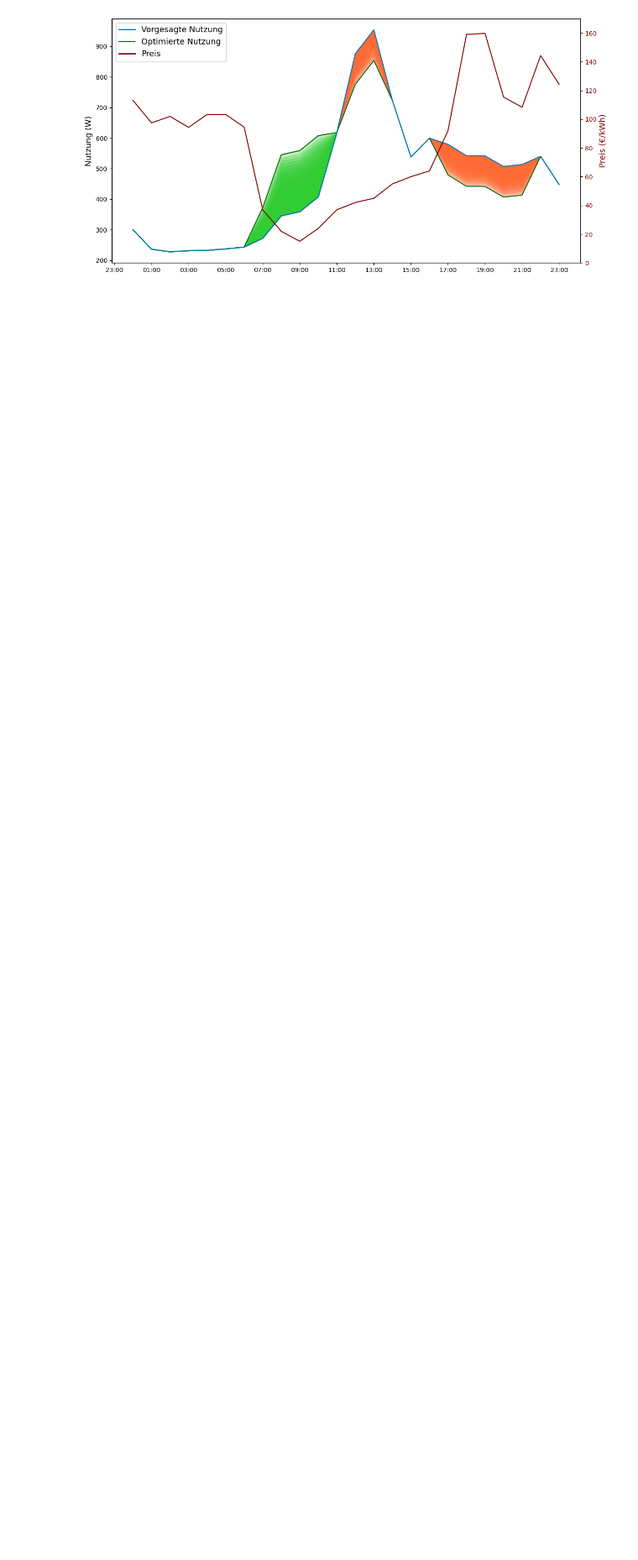
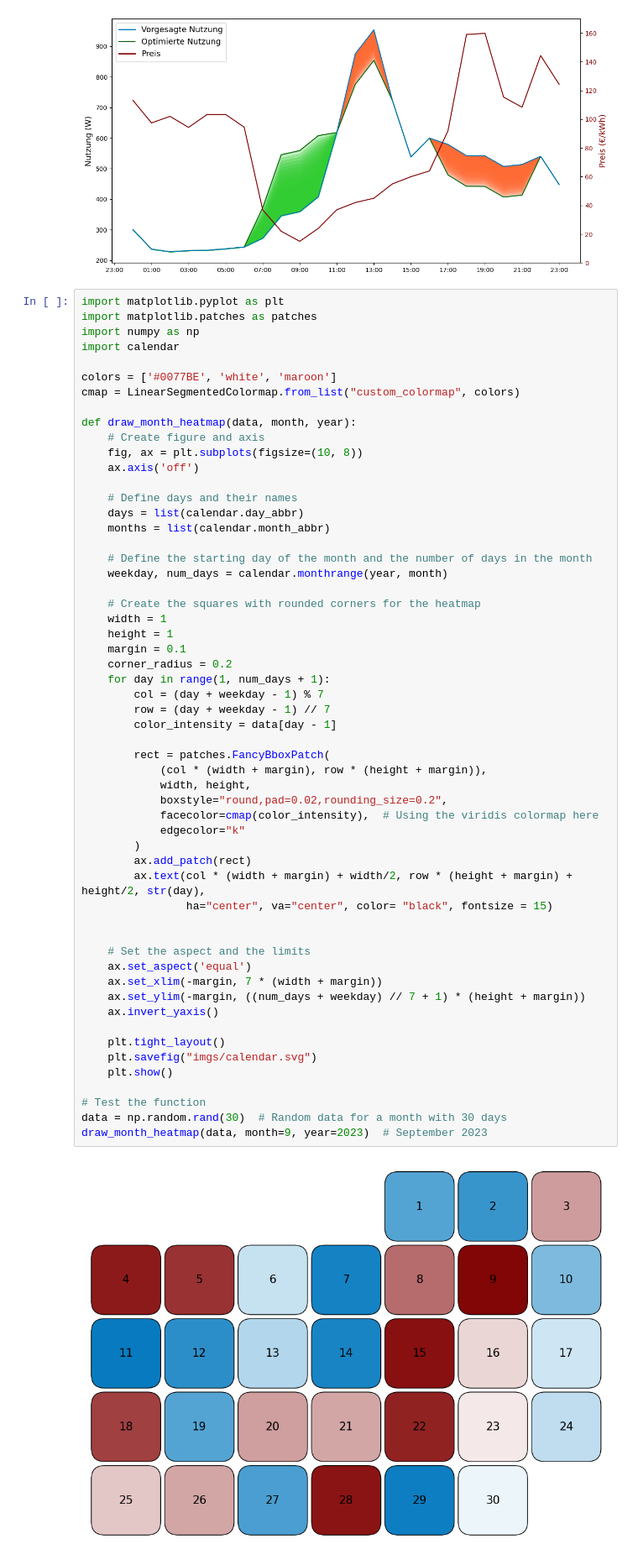
Before and after one commit to MockaWolke/SmartCity, a Jupyter notebook: plots.ipynb, the cells around one changed output. Shown at 84% size. Saved outputs shown, nothing was run; the diff lists cells and outputs as text; blank space fills up the shorter version.

Commit message:
with calendar

```diff
--- a/plots.ipynb
+++ b/plots.ipynb
@@ -813,3 +813,61 @@ ani = FuncAnimation(fig, update, frames=range(steps), blit=True, repeat=False)
 ani.save("imgs/animation.mp4", fps= 4)
 # %% [output]
 [figure]
+# %%
+import matplotlib.pyplot as plt
+import matplotlib.patches as patches
+import numpy as np
+import calendar
+
+colors = ['#0077BE', 'white', 'maroon']
+cmap = LinearSegmentedColormap.from_list("custom_colormap", colors)
+
+def draw_month_heatmap(data, month, year):
+    # Create figure and axis
+    fig, ax = plt.subplots(figsize=(10, 8))
+    ax.axis('off')
+
+    # Define days and their names
+    days = list(calendar.day_abbr)
+    months = list(calendar.month_abbr)
+
+    # Define the starting day of the month and the number of days in the month
+    weekday, num_days = calendar.monthrange(year, month)
+
+    # Create the squares with rounded corners for the heatmap
+    width = 1
+    height = 1
+    margin = 0.1
+    corner_radius = 0.2
+    for day in range(1, num_days + 1):
+        col = (day + weekday - 1) % 7
+        row = (day + weekday - 1) // 7
+        color_intensity = data[day - 1]
+
+        rect = patches.FancyBboxPatch(
+            (col * (width + margin), row * (height + margin)),
+            width, height,
+            boxstyle="round,pad=0.02,rounding_size=0.2",
+            facecolor=cmap(color_intensity),  # Using the viridis colormap here
+            edgecolor="k"
+        )
+        ax.add_patch(rect)
+        ax.text(col * (width + margin) + width/2, row * (height + margin) + height/2, str(day),
+                ha="center", va="center", color= "black", fontsize = 15)
+
+
+    # Set the aspect and the limits
+    ax.set_aspect('equal')
+    ax.set_xlim(-margin, 7 * (width + margin))
+    ax.set_ylim(-margin, ((num_days + weekday) // 7 + 1) * (height + margin))
+    ax.invert_yaxis()
+
+    plt.tight_layout()
+    plt.savefig("imgs/calendar.svg")
+    plt.show()
+
+# Test the function
+data = np.random.rand(30)  # Random data for a month with 30 days
+draw_month_heatmap(data, month=9, year=2023)  # September 2023
+# %% [output]
+[figure, added]
```
Also changed, not shown: parts of 2 cells of this notebook, 1 other file.
